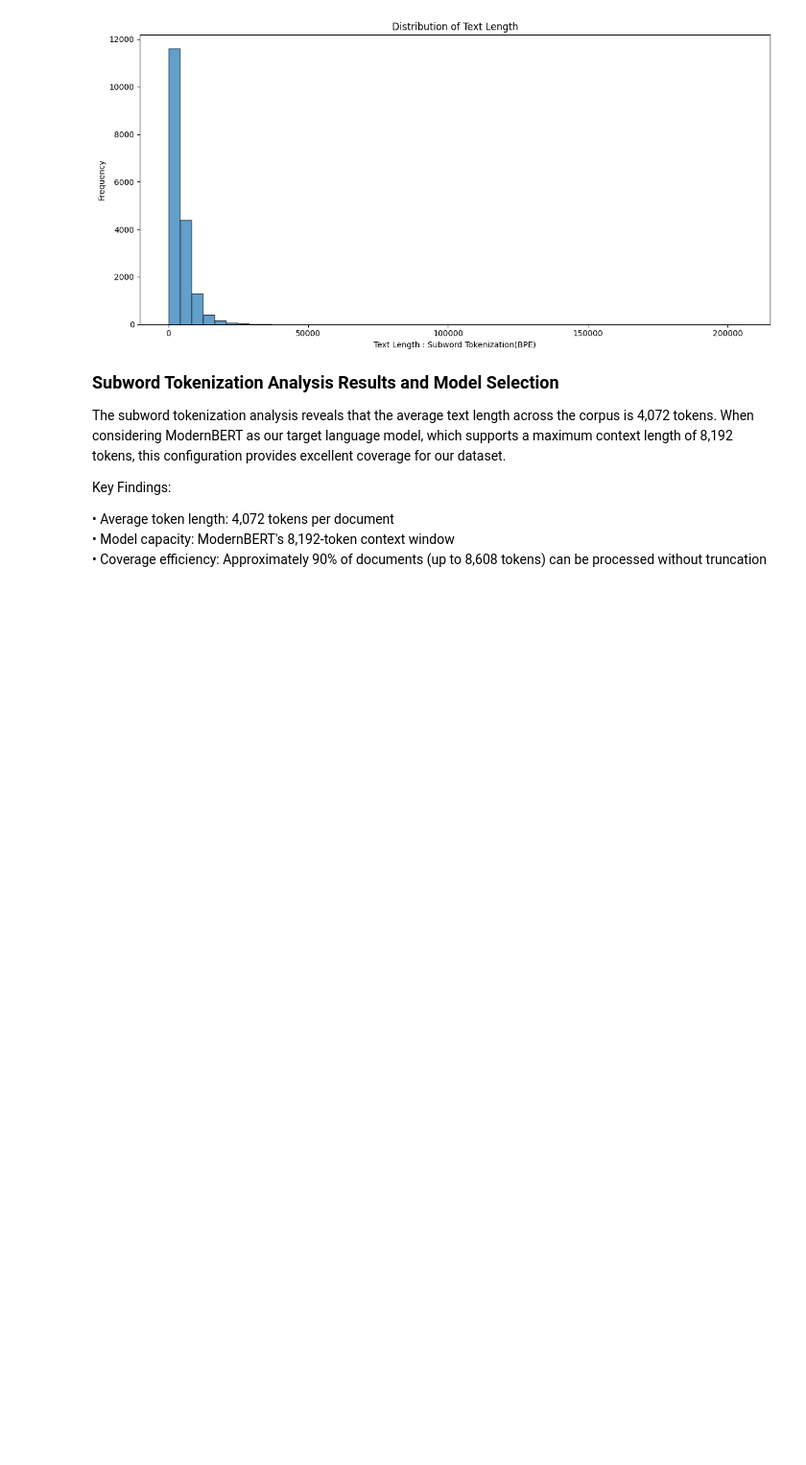
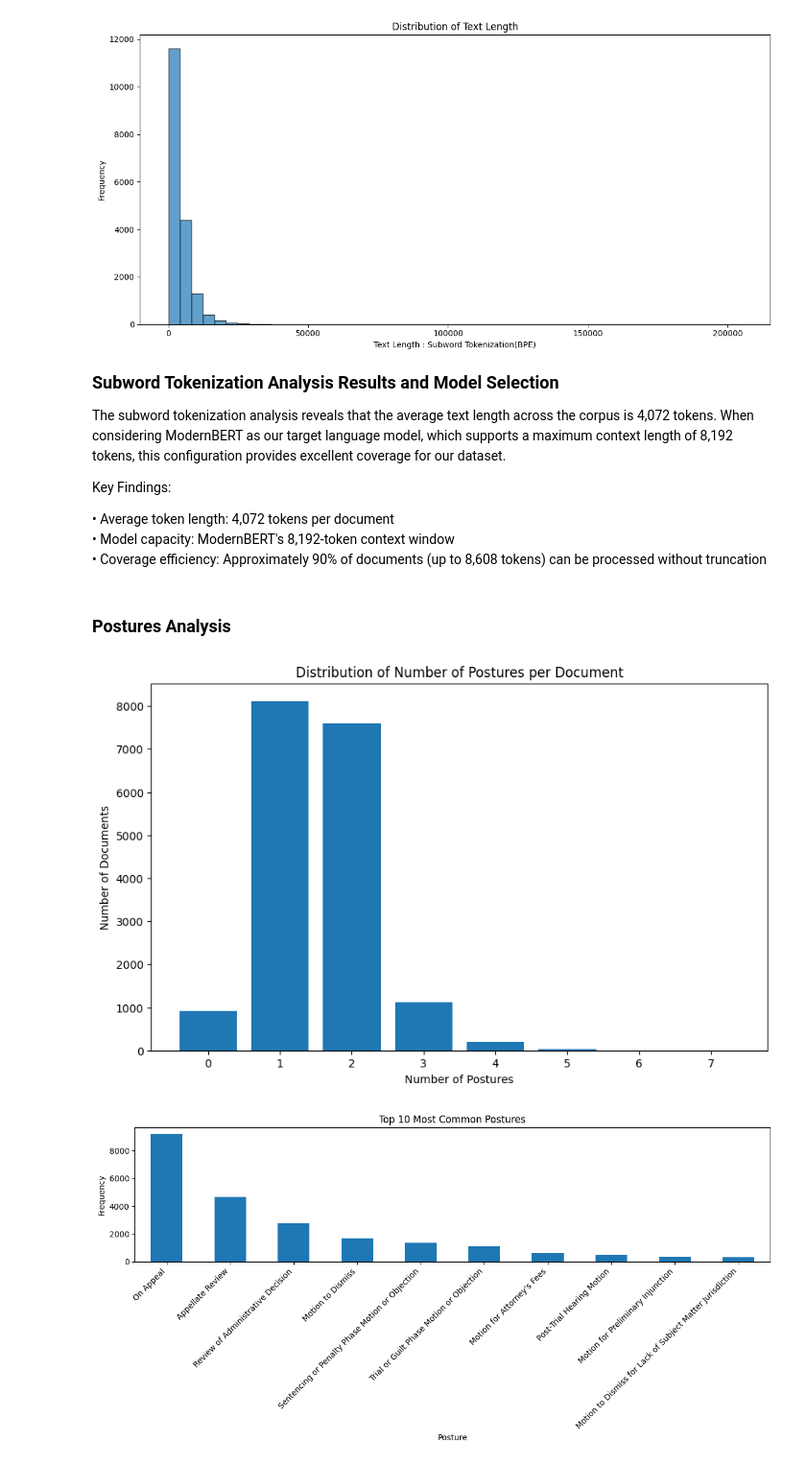
Before and after one commit to iamjiang/Misc, a Jupyter notebook: data_analysis.ipynb, the cells around one changed output. Shown at 96% size. Cells and saved outputs as stored; diff of their text form; code cells hidden in the pictures; blank space fills up the shorter version.

```diff
--- a/data_analysis.ipynb
+++ b/data_analysis.ipynb
@@ -333,3 +333,34 @@ Key Findings:
 
 
 </span>
+# %% [markdown]
+### Postures Analysis
+# %%
+plt.figure(figsize=(10, 6))
+
+# Count number of documents per number of postures
+posture_counts = df['num_postures'].value_counts().sort_index()
+plt.bar(posture_counts.index, posture_counts.values)
+plt.title('Distribution of Number of Postures per Document')
+plt.xlabel('Number of Postures')
+plt.ylabel('Number of Documents')
+plt.show()
+
+# Most common postures
+all_postures = []
+for postures in df['postures']:
+    if postures:
+        all_postures.extend([p.strip() for p in postures.split(',')])
+
+posture_freq = pd.Series(all_postures).value_counts().head(10)
+plt.figure(figsize=(12, 6))
+posture_freq.plot(kind='bar')
+plt.title('Top 10 Most Common Postures')
+plt.xlabel('Posture')
+plt.ylabel('Frequency')
+plt.xticks(rotation=45, ha='right')
+plt.tight_layout()
+plt.show()
+# %% [output]
+[figure, added]
+[figure, added]
```
Also changed, not shown: parts of 1 cell of this notebook.
